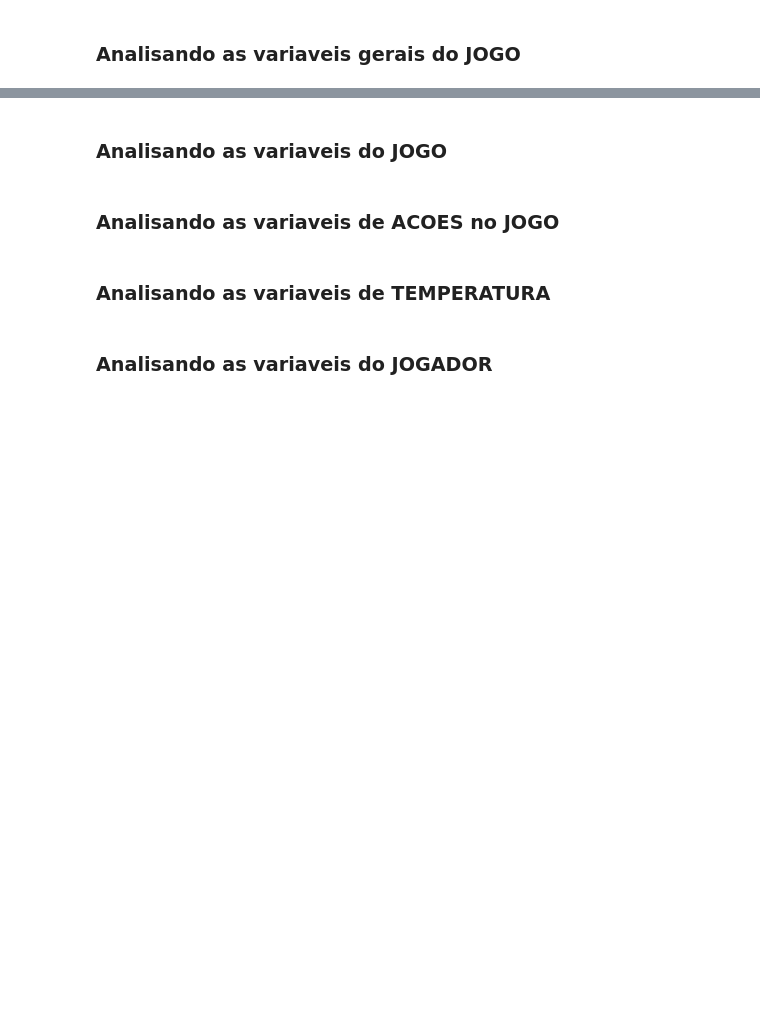
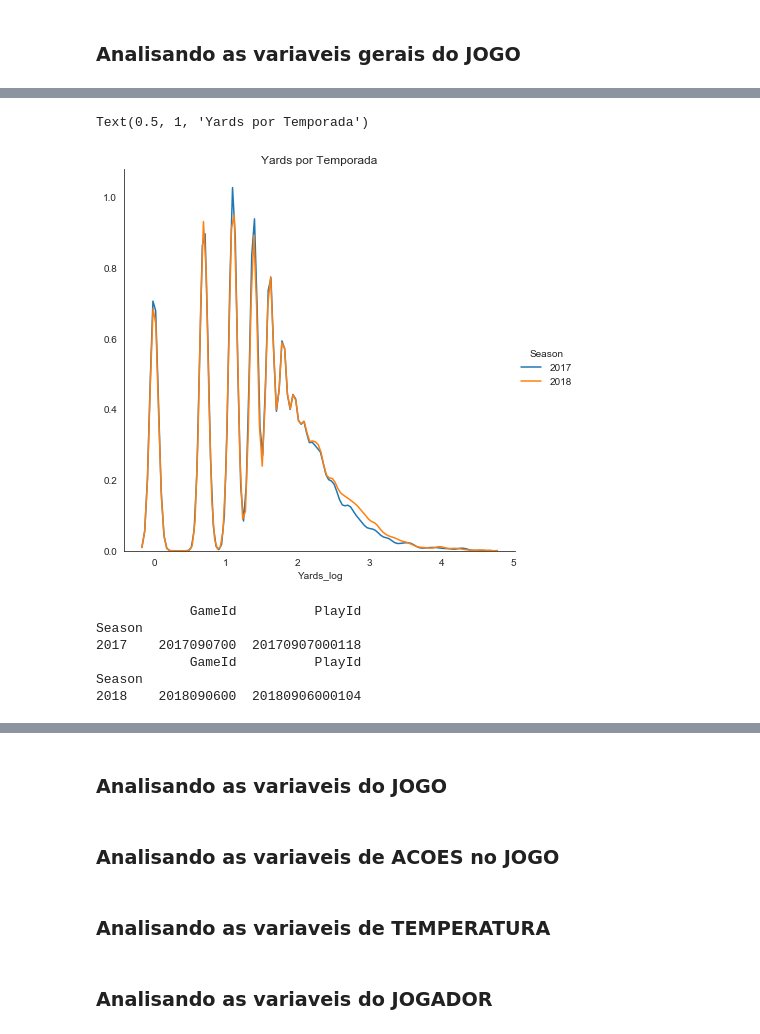
Before and after one commit to RodrigoLima82/kaggle_nfl_big_data_bowl, a Jupyter notebook: kernel/NFL_Data_Exploration.ipynb, the cells around one changed output, grey strips where cells are left out. Saved outputs shown, nothing was run; the diff lists cells and outputs as text; code cells hidden in the pictures; blank space fills up the shorter version.

```diff
--- a/kernel/NFL_Data_Exploration.ipynb
+++ b/kernel/NFL_Data_Exploration.ipynb
@@ -118,3 +219,30 @@ train['Week'].value_counts()
+# %%
+# Realizando uma transformacao logaritma na variavel Yards
+train["Yards_log"] = np.log1p(train["Yards"])
+# %%
+# Verificando a relacao da variavel YARDS (na base logaritima) com a Temporada
+# Desta forma conseguimos visualizar uma distribuicao bem parecida de Yards entre as temporadas
+sns.FacetGrid(train, hue="Season", height=6) \
+   .map(sns.kdeplot, "Yards_log") \
+   .add_legend()
+plt.title('Yards por Temporada')
+# %% [output]
+Text(0.5, 1, 'Yards por Temporada')
+[figure, added]
+# %%
+# Season tem uma correlação de 1.0 com GameId e PlayId. Exemplo abaixo com 2017 e 2018, mostra que:
+# GameId e PlayId contem o ano e mais algumas informacoes
+# Parece ser o mes e o dia e mais um identificador
+tmp = train.set_index('Season')
+print(tmp.loc[[2017], ['GameId','PlayId']].head(1))
+print(tmp.loc[[2018], ['GameId','PlayId']].head(1))
+# %% [output]
+            GameId          PlayId
+Season
+2017    2017090700  20170907000118
+            GameId          PlayId
+Season
+2018    2018090600  20180906000104
 # %%
 # description of the stadium environment
 train['StadiumType'].value_counts()
```
Also changed, not shown: parts of 21 cells of this notebook, 2 other files.
